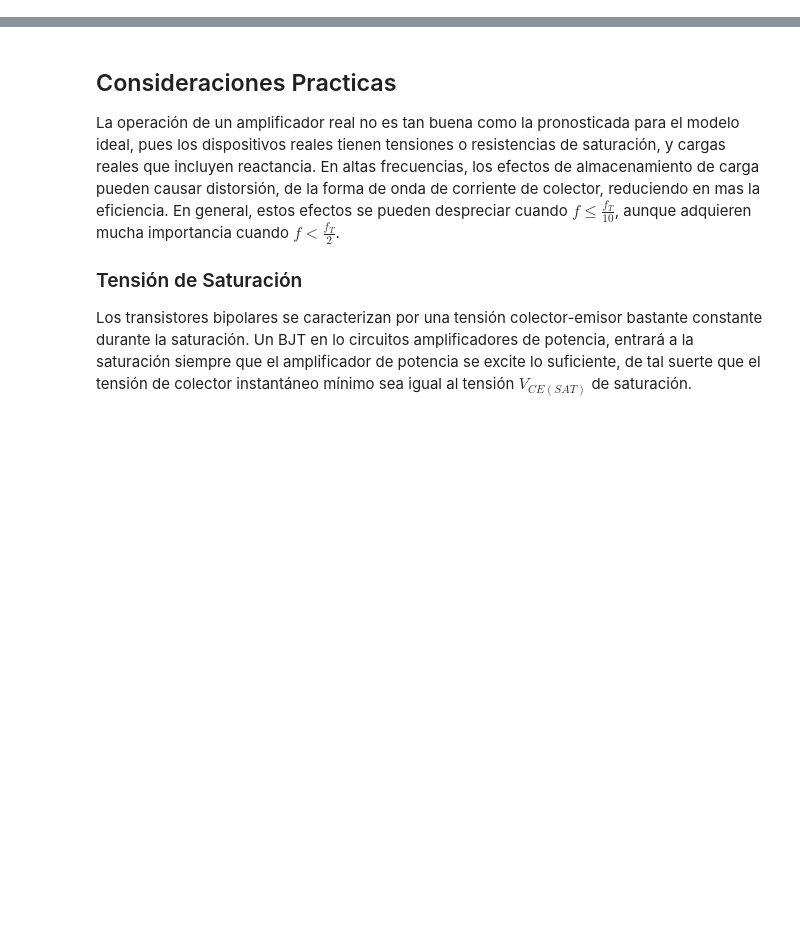
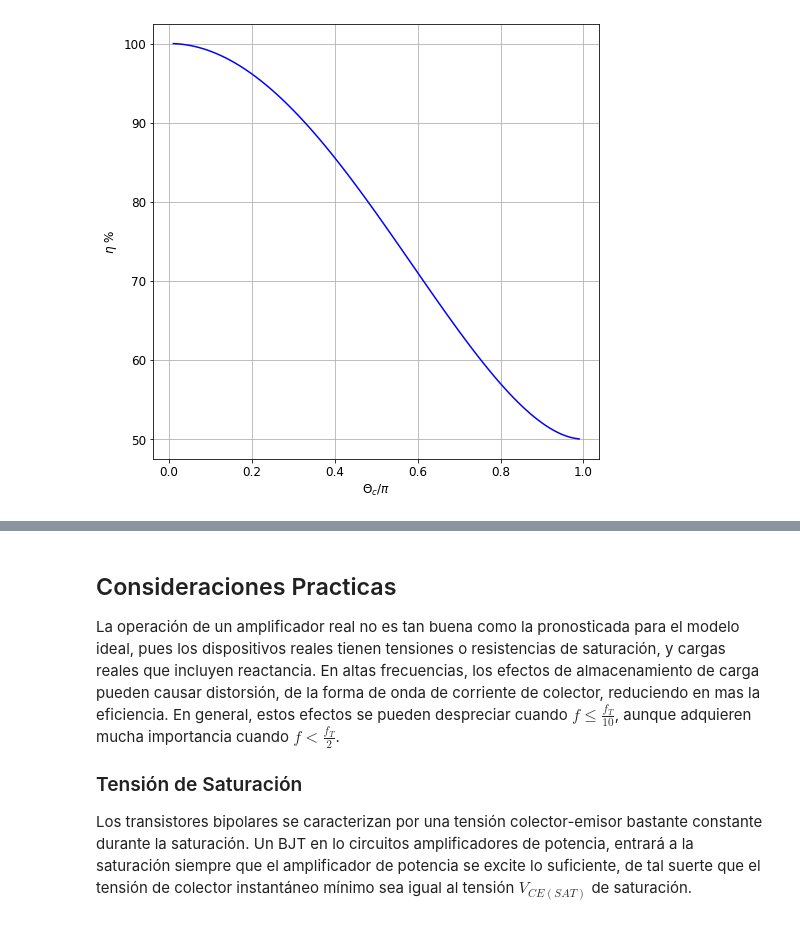
Before and after one commit to aalmela/electronicaaplicada3, a Jupyter notebook: 6_Amplificadores_potencia_RF/1_Didacticas/Didactica_13.ipynb, the cells around one changed output, grey strips where cells are left out. Saved outputs shown, nothing was run; the diff lists cells and outputs as text; code cells hidden in the pictures; blank space fills up the shorter version.

```diff
--- a/6_Amplificadores_potencia_RF/1_Didacticas/Didactica_13.ipynb
+++ b/6_Amplificadores_potencia_RF/1_Didacticas/Didactica_13.ipynb
@@ -26,0 +245,15 @@ Cualquier componente de frecuencia de portadora de $i(\theta)$ fluye a través d
+# %%
+def nn(th):
+    return (2 *th - np.sin(2 * th))/(4 *(np.sin(th)- th * np.cos(th)))
+
+th = np.arange(0,np.pi,np.pi/100)
+
+n    = nn(th)
+
+plt.plot(th/np.pi, n*100, 'b')
+plt.ylabel('$\eta$ %')
+plt.xlabel('$\Theta_{c}/\pi$')
+plt.grid()
+plt.show()
+# %% [output]
+[figure, added]
```
Also changed, not shown: parts of 19 cells of this notebook, 37 other files.
